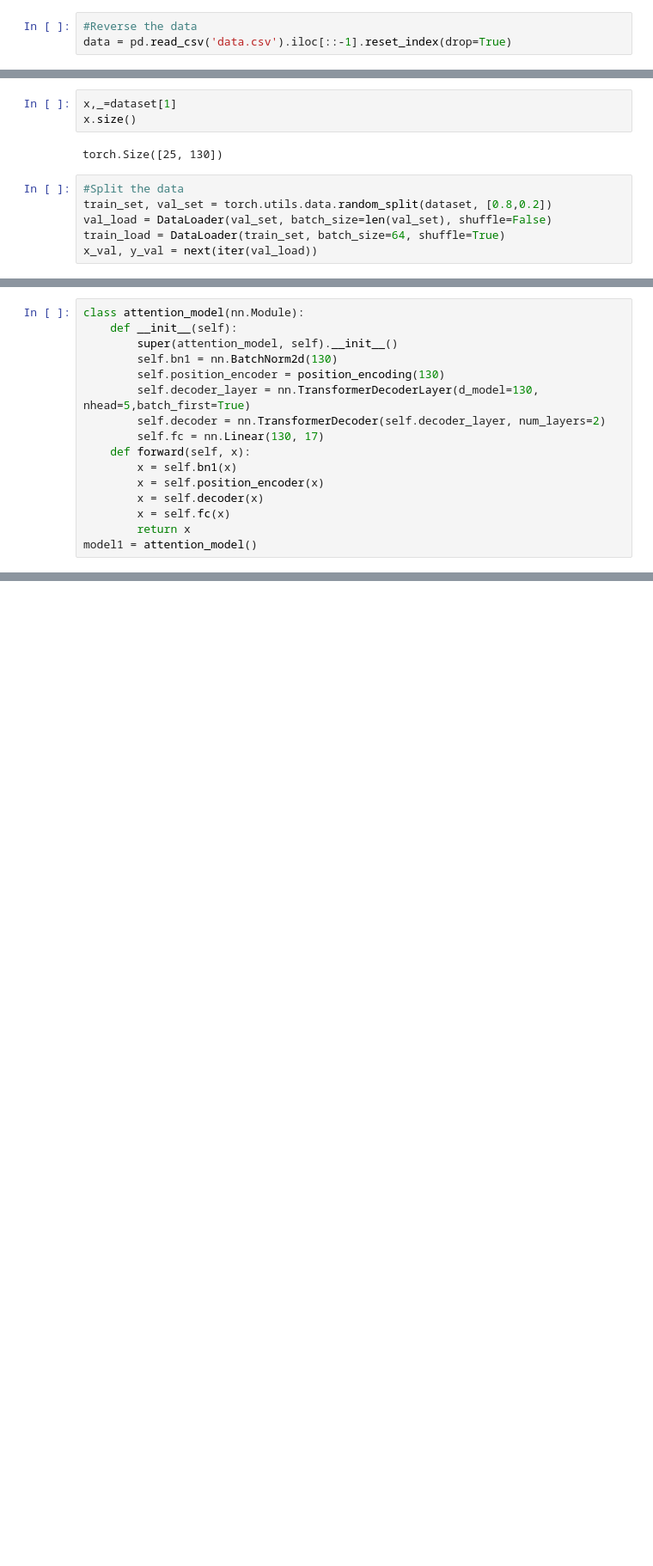
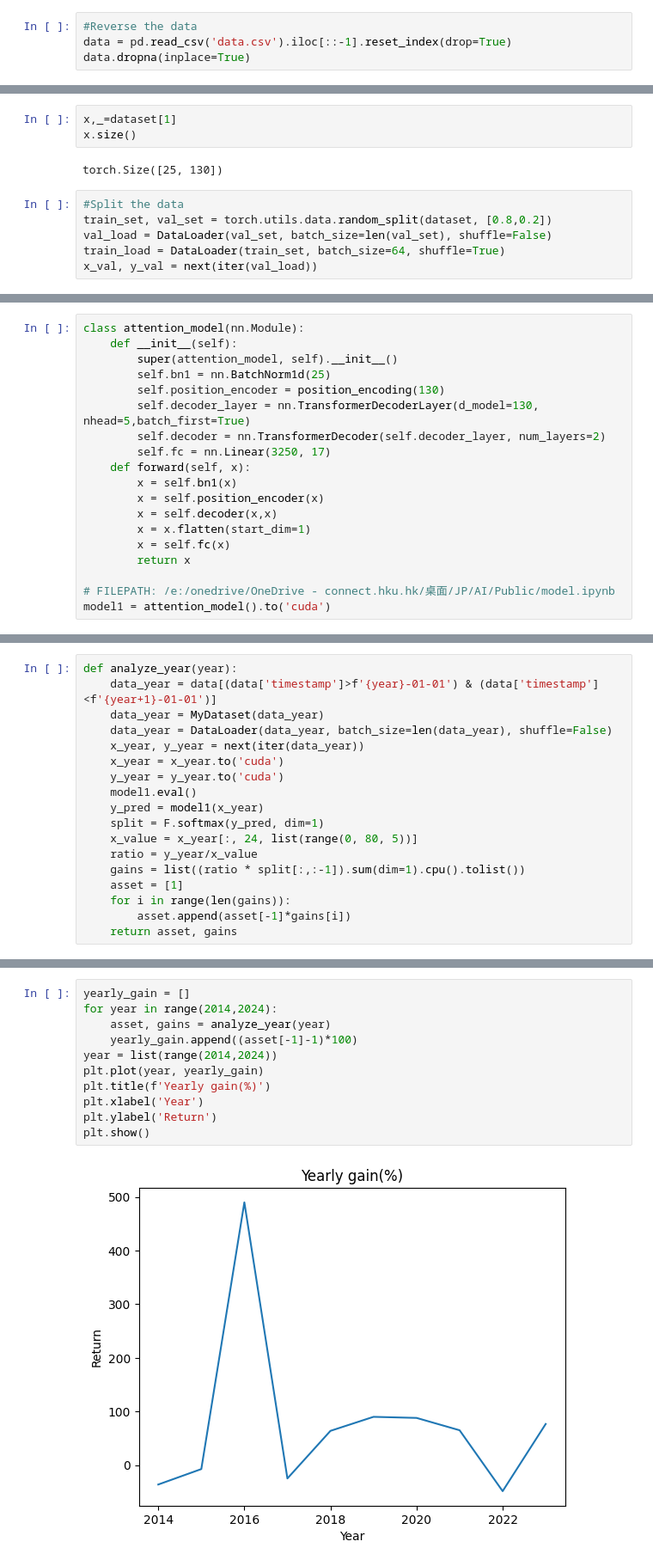
Before and after one commit to backprop07/stock_prediction, a Jupyter notebook: model.ipynb, the cells around one changed output, grey strips where cells are left out. Shown: that part at 86% size. Saved outputs shown, nothing was run; the diff lists cells and outputs as text; blank space fills up the shorter version.

```diff
--- a/model.ipynb
+++ b/model.ipynb
@@ -10,6 +10,7 @@ import os
 # %%
 #Reverse the data
 data = pd.read_csv('data.csv').iloc[::-1].reset_index(drop=True)
+data.dropna(inplace=True)
 # %%
 class MyDataset(Dataset):
     def __init__(self, data):
@@ -51,16 +53,19 @@ class position_encoding(nn.Module):
 class attention_model(nn.Module):
     def __init__(self):
         super(attention_model, self).__init__()
-        self.bn1 = nn.BatchNorm2d(130)
+        self.bn1 = nn.BatchNorm1d(25)
         self.position_encoder = position_encoding(130)
         self.decoder_layer = nn.TransformerDecoderLayer(d_model=130, nhead=5,batch_first=True)
         self.decoder = nn.TransformerDecoder(self.decoder_layer, num_layers=2)
-        self.fc = nn.Linear(130, 17)
+        self.fc = nn.Linear(3250, 17)
     def forward(self, x):
         x = self.bn1(x)
         x = self.position_encoder(x)
-        x = self.decoder(x)
+        x = self.decoder(x,x)
+        x = x.flatten(start_dim=1)
         x = self.fc(x)
         return x
-model1 = attention_model()
+
+# FILEPATH: /e:/onedrive/OneDrive - connect.hku.hk/桌面/JP/AI/Public/model.ipynb
+model1 = attention_model().to('cuda')
 # %%
@@ -101,0 +130,18 @@ def train_one_epoch(epoch):
+# %%
+def analyze_year(year):
+    data_year = data[(data['timestamp']>f'{year}-01-01') & (data['timestamp']<f'{year+1}-01-01')]
+    data_year = MyDataset(data_year)
+    data_year = DataLoader(data_year, batch_size=len(data_year), shuffle=False)
+    x_year, y_year = next(iter(data_year))
+    x_year = x_year.to('cuda')
+    y_year = y_year.to('cuda')
+    model1.eval()
+    y_pred = model1(x_year)
+    split = F.softmax(y_pred, dim=1)
+    x_value = x_year[:, 24, list(range(0, 80, 5))]
+    ratio = y_year/x_value
+    gains = list((ratio * split[:,:-1]).sum(dim=1).cpu().tolist())
+    asset = [1]
+    for i in range(len(gains)):
+        asset.append(asset[-1]*gains[i])
+    return asset, gains
@@ -101,0 +150,13 @@ def train_one_epoch(epoch):
+# %%
+yearly_gain = []
+for year in range(2014,2024):
+    asset, gains = analyze_year(year)
+    yearly_gain.append((asset[-1]-1)*100)
+year = list(range(2014,2024))
+plt.plot(year, yearly_gain)
+plt.title(f'Yearly gain(%)')
+plt.xlabel('Year')
+plt.ylabel('Return')
+plt.show()
+# %% [output]
+[figure, added]
```
Also changed, not shown: parts of 7 cells of this notebook.
